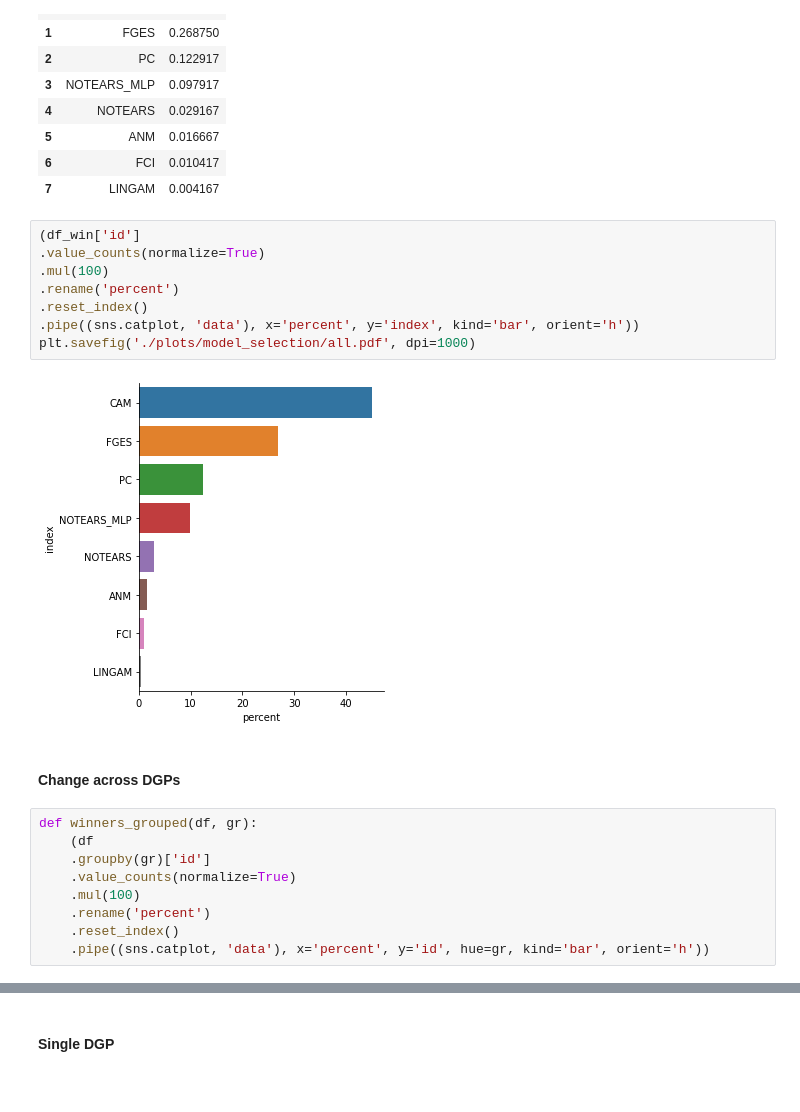
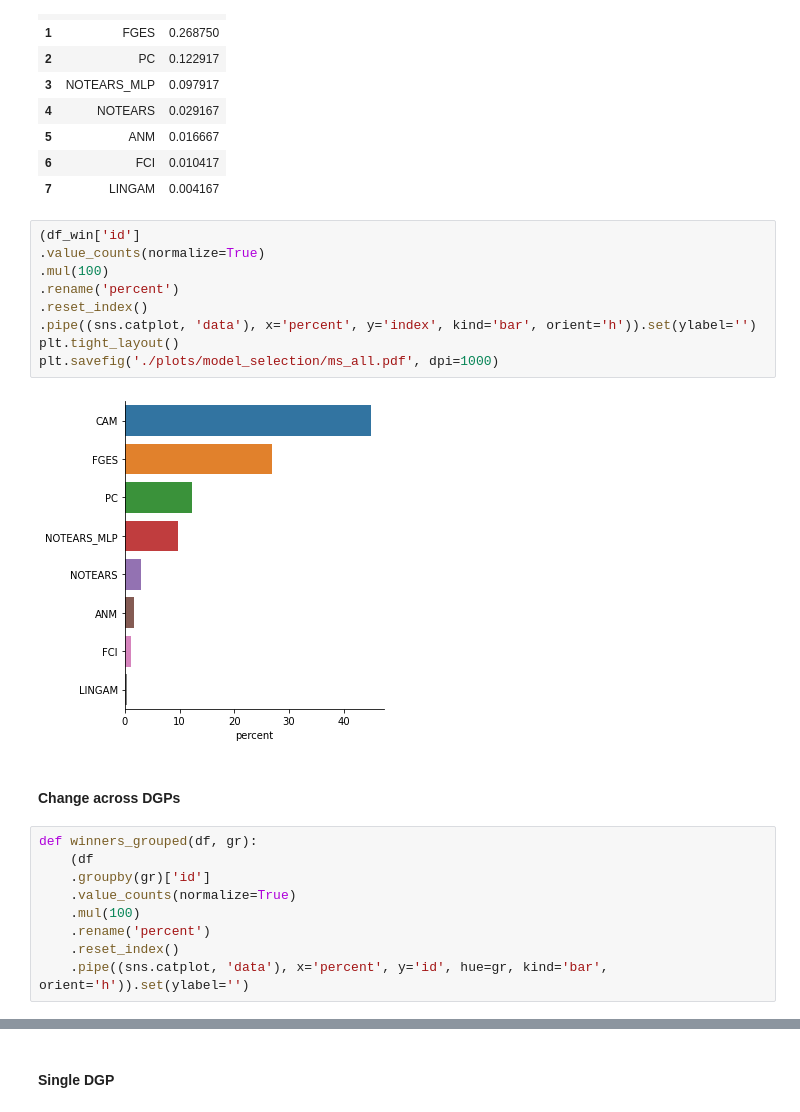
Before and after one commit to misoc-mml/hyperparams-causal-discovery, a Jupyter notebook: hyperparams/model_selection.ipynb, the cells around one changed output, grey strips where cells are left out. Cells and saved outputs as stored; diff of their text form.

```diff
--- a/hyperparams/model_selection.ipynb
+++ b/hyperparams/model_selection.ipynb
@@ -174,13 +176,14 @@ df_win['id'].value_counts(normalize=True).reset_index()
 # %%
 (df_win['id']
 .value_counts(normalize=True)
 .mul(100)
 .rename('percent')
 .reset_index()
-.pipe((sns.catplot, 'data'), x='percent', y='index', kind='bar', orient='h'))
-plt.savefig('./plots/model_selection/all.pdf', dpi=1000)
+.pipe((sns.catplot, 'data'), x='percent', y='index', kind='bar', orient='h')).set(ylabel='')
+plt.tight_layout()
+plt.savefig('./plots/model_selection/ms_all.pdf', dpi=1000)
 # %% [output]
-[figure, old version]
+[figure, new version]
 # %% [markdown]
 #### Change across DGPs
 # %%
@@ -191,7 +194,7 @@ def winners_grouped(df, gr):
     .mul(100)
     .rename('percent')
     .reset_index()
-    .pipe((sns.catplot, 'data'), x='percent', y='id', hue=gr, kind='bar', orient='h'))
+    .pipe((sns.catplot, 'data'), x='percent', y='id', hue=gr, kind='bar', orient='h')).set(ylabel='')
 # %%
 for o in ['data_sem', 'data_n', 'graph_type', 'graph_d', 'graph_p']:
     print(f'=== {o} ===')
```
Also changed, not shown: parts of 6 cells of this notebook, 24 other files.
